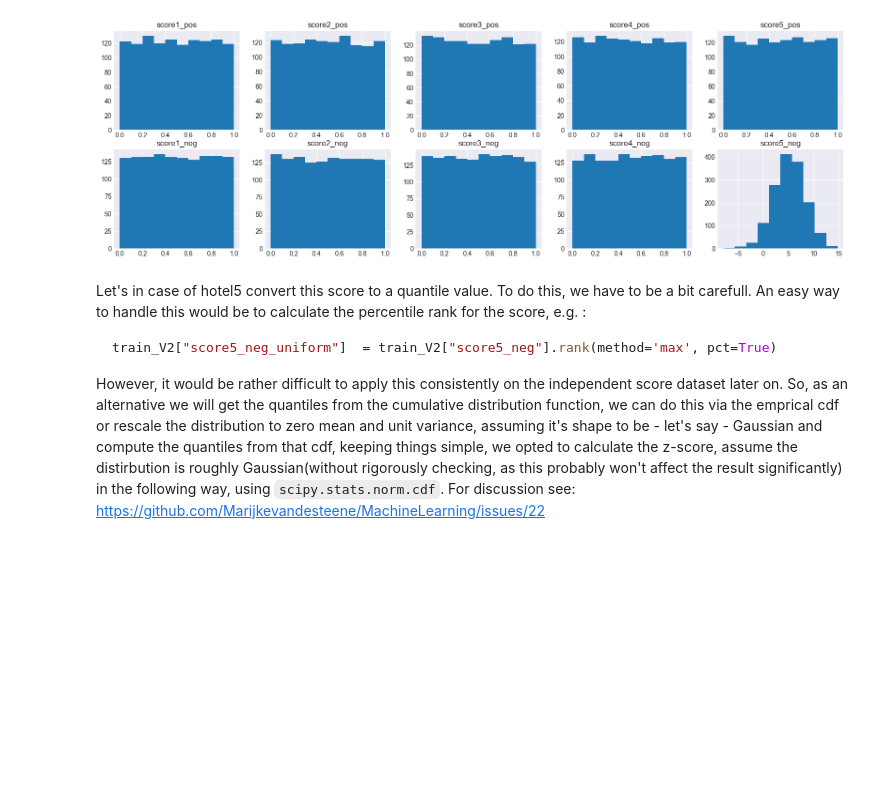
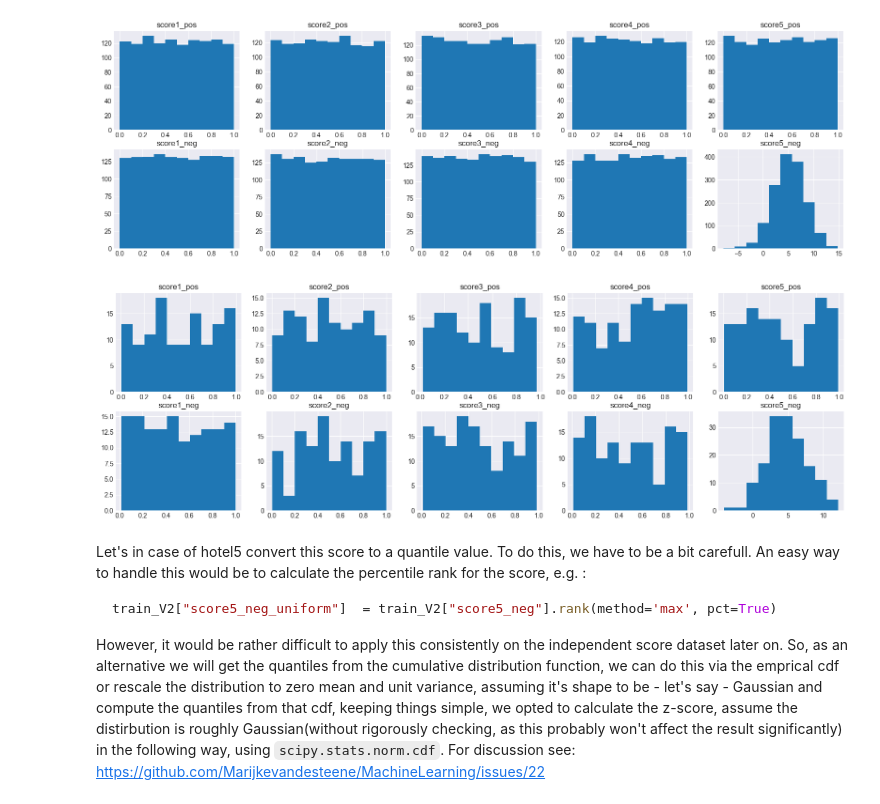
Before and after one commit to Marijkevandesteene/MachineLearning, a Jupyter notebook: ExamDataMining_Integrated.ipynb, the cells around one changed output. Drawn from its saved outputs; the diff is of its cells as text; code cells hidden in the pictures; blank space fills up the shorter version.

Commit message:
Added data preparation for score / Random forest model

```diff
--- a/ExamDataMining_Integrated.ipynb
+++ b/ExamDataMining_Integrated.ipynb
@@ -139,6 +148,12 @@ Features in the training set but not in the scoring set (target variables) :
 train_V2.insert(0, 'Id', range(0, 0 + len(train_V2)))
 if 'Id' in train_V2.columns:
     train_V2 = train_V2.set_index('Id')
+
+# 0-500 voor score of lengte train_v2 > lengte  + 500?
+
+score.insert(0, 'Id', range(0, 0 + len(score)))
+if 'Id' in score.columns:
+    score = score.set_index('Id')
 # %%
 # -- Print some info
 train_V2.info()
@@ -330,6 +347,7 @@ memory usage: 192.0+ KB
 # %%
 # -- re-assign the gender to 0 or 1
 train_V2['gender'] = train_V2['gender'].map({'M': 0, 'V': 1}) # M = 0, V = 1
+score['gender'] = score['gender'].map({'M': 0, 'V': 1}) # M = 0, V = 1
 # %% [markdown]
 ### Histogram analysis of the score variables
 
@@ -344,6 +362,17 @@ for k in range(5):
     axs[1][k].set_title(f"score{k+1}_neg")
 # %% [output]
 [figure]
+# %%
+# histogram score
+fig, axs = plt.subplots(2, 5, figsize=(20,6))
+for k in range(5):
+    score[f"score{k+1}_pos"].hist(ax=axs[0][k])
+    score[f"score{k+1}_neg"].hist(ax=axs[1][k])
+
+    axs[0][k].set_title(f"score{k+1}_pos")
+    axs[1][k].set_title(f"score{k+1}_neg")
+# %% [output]
+[figure, added]
 # %% [markdown]
 Let's in case of hotel5 convert this score to a quantile value. To do this, we have to be a bit carefull. An easy way to handle this would be to calculate the percentile rank for the score, e.g. :
 
```
Also changed, not shown: parts of 75 cells of this notebook, 1 other file.
